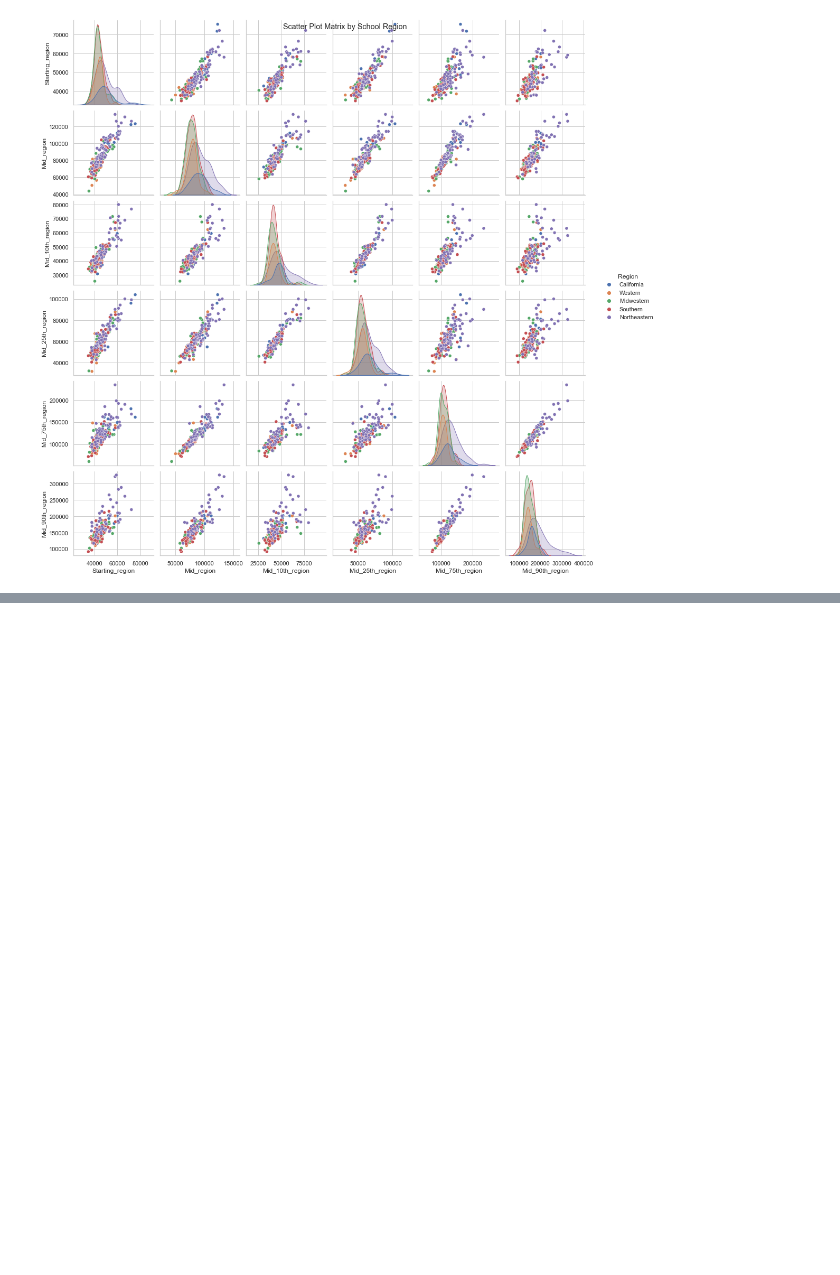
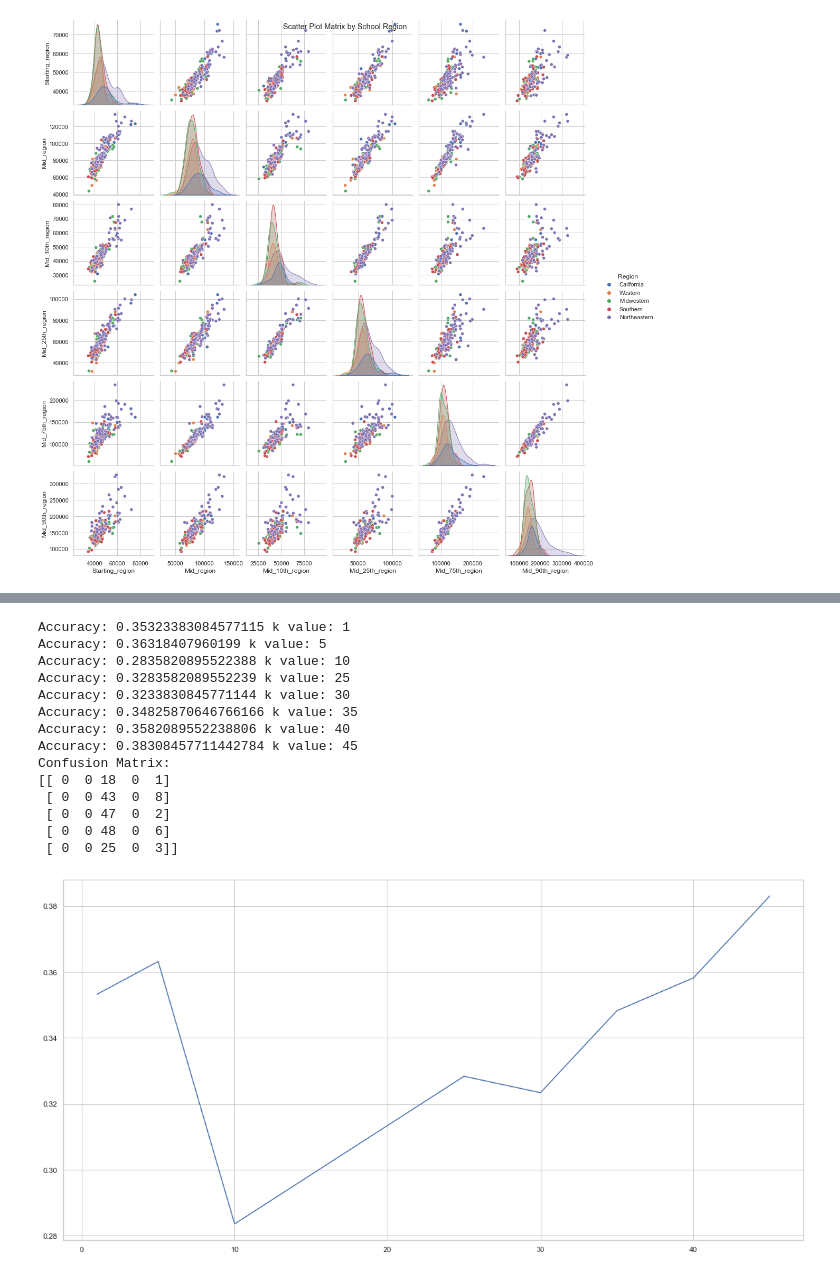
Before and after one commit to UU-Data-Science-Project/Degree-Analyzer, a Jupyter notebook: Project_File.ipynb, the cells around one changed output, grey strips where cells are left out. Drawn from its saved outputs; the diff is of its cells as text; code cells hidden in the pictures; blank space fills up the shorter version.

```diff
--- a/Project_File.ipynb
+++ b/Project_File.ipynb
@@ -923,0 +844,57 @@ Name: University, dtype: object
+# %%
+#K-NN Classificaiton
+
+df_type_region
+
+#Integer Encoding
+df_regionEncoding=df_type_region.replace({'California':0,'Midwestern':1,'Northeastern':2,'Southern':3,'Western':4})
+#df_regionEncoding=df_type_region.replace({'Engineering':0,'State':1,'Liberal Arts':2,'Party':3,'Ivy League':4})
+
+
+#splitting data into testing and training sets
+X_train, X_test, y_train, y_test=train_test_split(df_regionEncoding[['Starting_region','Mid_region','Mid_25th_region','Mid_75th_region']], df_regionEncoding["Region"], random_state=1, test_size=0.75)
+
+
+
+
+#testing with diffrent K values
+k_neighbors = np.array([1, 5, 10, 25, 30, 35, 40, 45])
+
+
+#k-Nearest Kneighbors method: Testing with diffrent k values
+
+#Average accuracy for diffrent k values
+aveAccuracies = np.zeros(len(k_neighbors))
+
+for i, val in enumerate(k_neighbors):
+    model = KNeighborsClassifier(n_neighbors = val)
+    model.fit(X_train,y_train)
+    scores = cross_val_score(estimator=model,X=X_test,y=y_test,cv=3,scoring='accuracy')
+    aveAccuracies[i] = scores.mean()
+    print("Accuracy: "+str(aveAccuracies[i]) + " k value: "+ str(val))
+
+plt.plot(k_neighbors,aveAccuracies)
+
+#checking results k=45
+model = KNeighborsClassifier(n_neighbors = 45)
+model.fit(X_train,y_train)
+y_pred = model.predict(X_test)
+
+print('Confusion Matrix:')
+print(metrics.confusion_matrix(y_true = y_test, y_pred = y_pred))
+# %% [output]
+Accuracy: 0.35323383084577115 k value: 1
+Accuracy: 0.36318407960199 k value: 5
+Accuracy: 0.2835820895522388 k value: 10
+Accuracy: 0.3283582089552239 k value: 25
+Accuracy: 0.3233830845771144 k value: 30
+Accuracy: 0.34825870646766166 k value: 35
+Accuracy: 0.3582089552238806 k value: 40
+Accuracy: 0.38308457711442784 k value: 45
+Confusion Matrix:
+[[ 0  0 18  0  1]
+ [ 0  0 43  0  8]
+ [ 0  0 47  0  2]
+ [ 0  0 48  0  6]
+ [ 0  0 25  0  3]]
+[figure, added]
```
Also changed, not shown: parts of 21 cells of this notebook.
